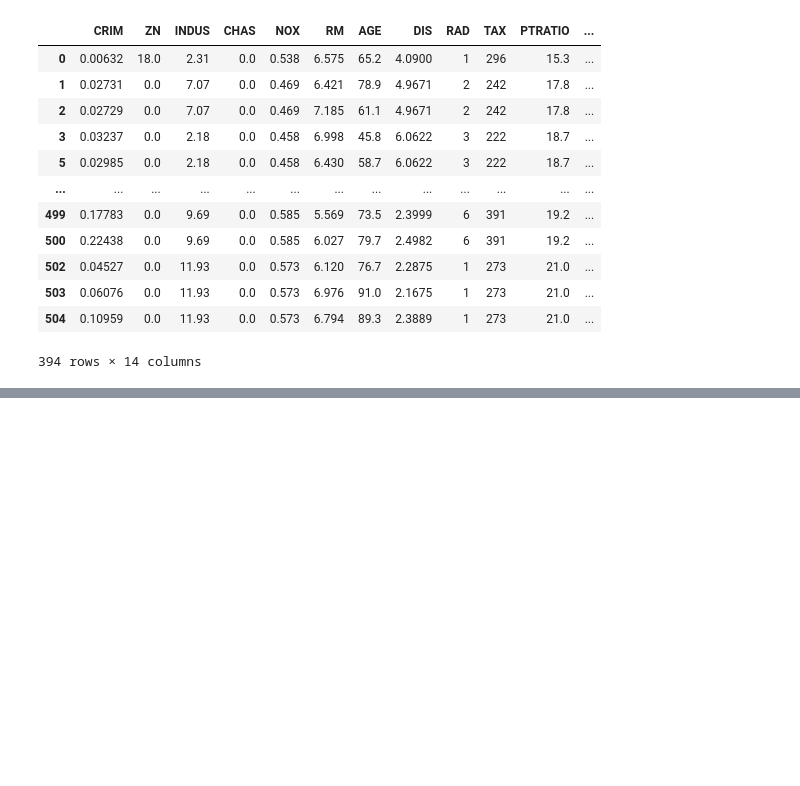
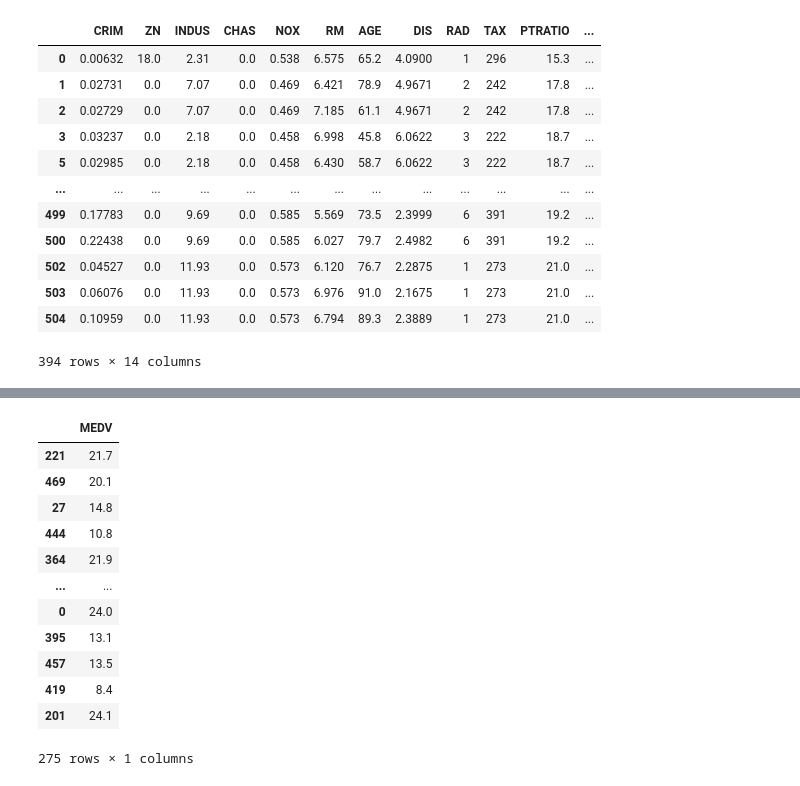
Before and after one commit to Assaulterx/Datasets-with-anaconda-and-jupyter-notebook, a Jupyter notebook: Prac4.ipynb, the cells around one changed output, grey strips where cells are left out. Cells and saved outputs as stored; diff of their text form; code cells hidden in the pictures; blank space fills up the shorter version.

```diff
--- a/Prac4.ipynb
+++ b/Prac4.ipynb
@@ -33,0 +42,2 @@ df
+# %%
+y = df[['MEDV']]
@@ -33,0 +100,6 @@ df
+# %%
+scaler = StandardScaler()
+# %%
+x = scaler.fit_transform(x)
+# %%
+x_train, x_test, y_train, y_test = train_test_split(x, y, test_size=0.3, shuffle=True)
@@ -33,0 +126,16 @@ df
+# %%
+y_train
+# %% [output]
+|  | MEDV |
+| 221 | 21.7 |
+| 469 | 20.1 |
+| 27 | 14.8 |
+| 444 | 10.8 |
+| 364 | 21.9 |
+| ... | ... |
+| 0 | 24.0 |
+| 395 | 13.1 |
+| 457 | 13.5 |
+| 419 | 8.4 |
+| 201 | 24.1 |
+275 rows × 1 columns
```
Also changed, not shown: parts of 12 cells of this notebook.
